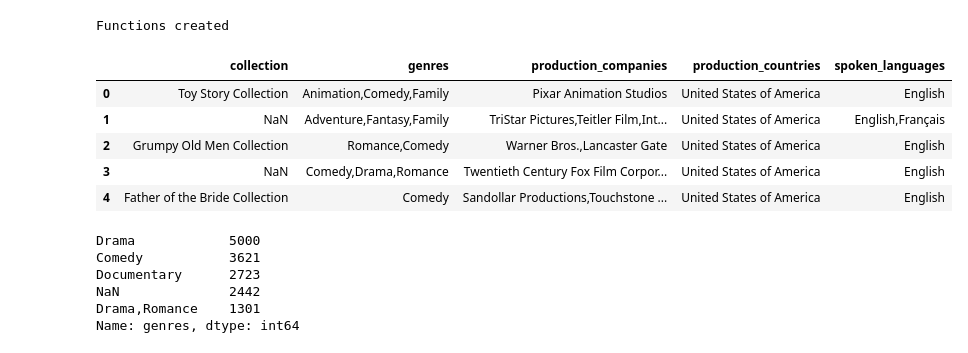
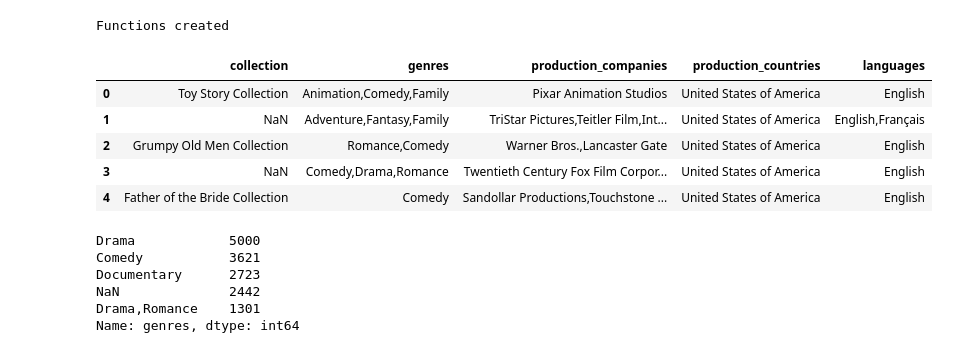
Before and after one commit to DanniRodrJ/Content-Based_Movie_Recommendation_System, a Jupyter notebook: ETL_Movies.ipynb, the cells around one changed output. Saved outputs shown, nothing was run; the diff lists cells and outputs as text; code cells hidden in the pictures.

```diff
--- a/ETL_Movies.ipynb
+++ b/ETL_Movies.ipynb
@@ -779,15 +780,17 @@ print('Functions created')
 Functions created
 # %%
 # Usamos la funcion get_combines para el caso de los siguientes atributos dado que sus registros son del tipo lista
-columns_movies_1 = ['genres', 'production_companies', 'production_countries', 'spoken_languages']
+columns_movies_1 = ['genres', 'production_companies', 'production_countries']
 
 for atribute in columns_movies_1:
   copy_movies[atribute] = copy_movies[atribute].apply(lambda x: get_combines(x))
+
+copy_movies['languages'] = copy_movies['spoken_languages'].apply(lambda x: get_combines(x))
 # %%
 # Finalmente confirmamos que ya no hay registros anidados y se extrajo la informacion que solicitamos en las funciones
-copy_movies[['collection', 'genres', 'production_companies', 'production_countries', 'spoken_languages']].head()
+copy_movies[['collection', 'genres', 'production_companies', 'production_countries', 'languages']].head()
 # %% [output]
-|  | collection | genres | production_companies | production_countries | spoken_languages |
+|  | collection | genres | production_companies | production_countries | languages |
 | 0 | Toy Story Collection | Animation,Comedy,Family | Pixar Animation Studios | United States of America | English |
 | 1 | NaN | Adventure,Fantasy,Family | TriStar Pictures,Teitler Film,Int... | United States of America | English,Français |
 | 2 | Grumpy Old Men Collection | Romance,Comedy | Warner Bros.,Lancaster Gate | United States of America | English |
```
Also changed, not shown: parts of 110 cells of this notebook, 1 other file.
